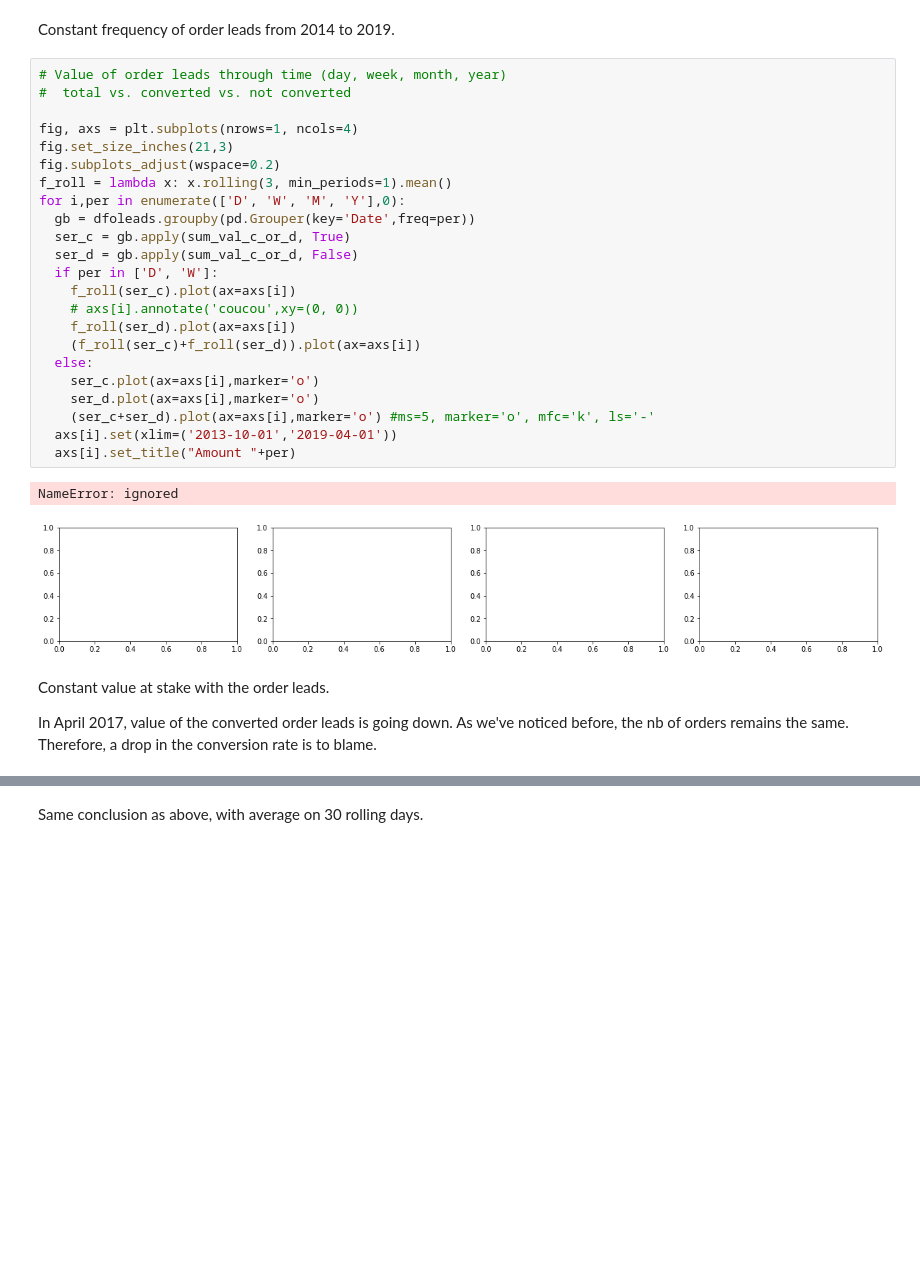
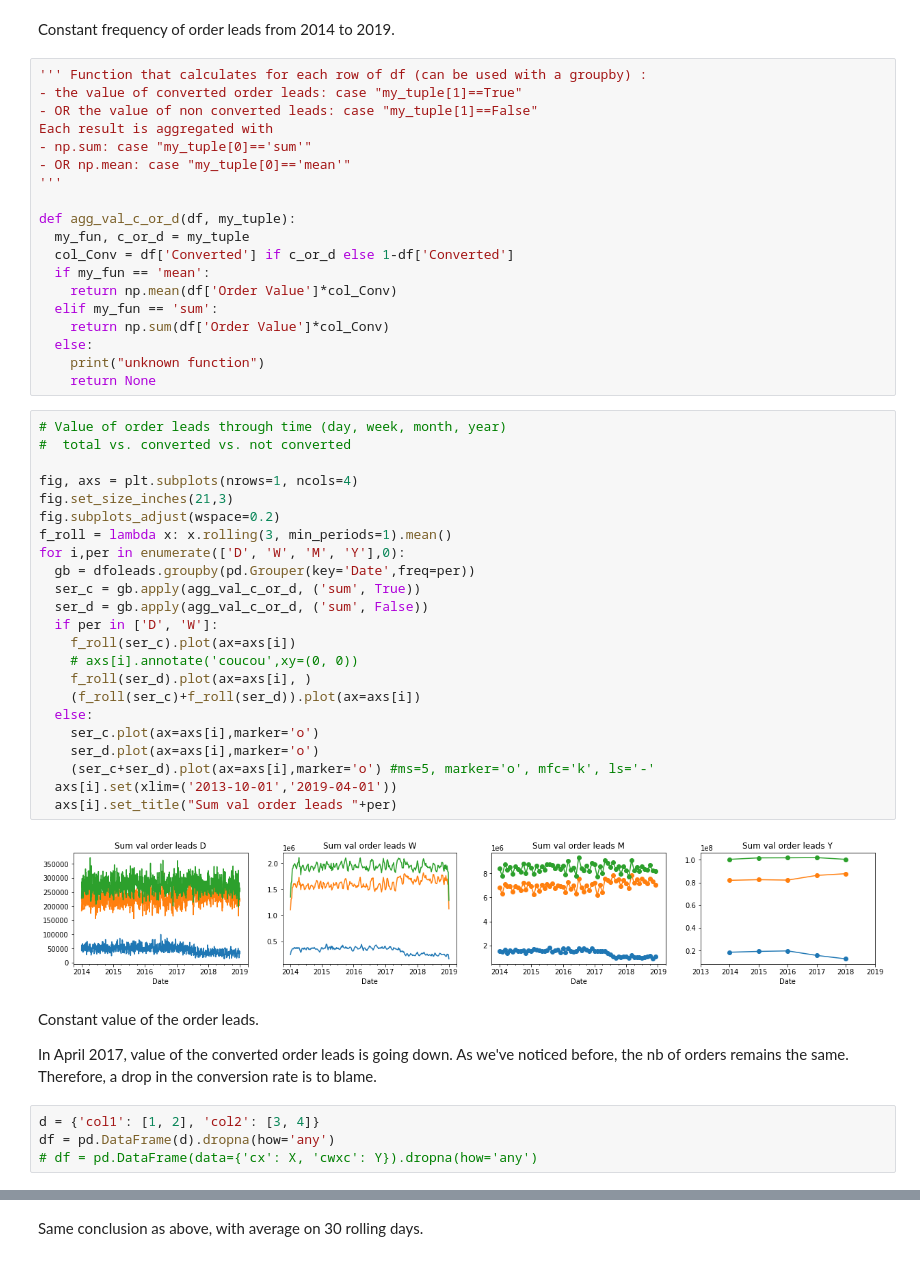
Before and after one commit to SmellyArmure/11-CleanEDAVizu_meal_sales, a Jupyter notebook: CleanEDAVizu_meal_sales.ipynb, the cells around one changed output, grey strips where cells are left out. Saved outputs shown, nothing was run; the diff lists cells and outputs as text; blank space fills up the shorter version.

```diff
--- a/CleanEDAVizu_meal_sales.ipynb
+++ b/CleanEDAVizu_meal_sales.ipynb
@@ -118,33 +119,55 @@ for i,per in enumerate(['D', 'W', 'M', 'Y'],0):
 [figure]
 # %% [markdown]
 Constant frequency of order leads from 2014 to 2019.
+# %%
+''' Function that calculates for each row of df (can be used with a groupby) :
+- the value of converted order leads: case "my_tuple[1]==True"
+- OR the value of non converted leads: case "my_tuple[1]==False"
+Each result is aggregated with
+- np.sum: case "my_tuple[0]=='sum'"
+- OR np.mean: case "my_tuple[0]=='mean'"
+'''
+
+def agg_val_c_or_d(df, my_tuple):
+  my_fun, c_or_d = my_tuple
+  col_Conv = df['Converted'] if c_or_d else 1-df['Converted']
+  if my_fun == 'mean':
+    return np.mean(df['Order Value']*col_Conv)
+  elif my_fun == 'sum':
+    return np.sum(df['Order Value']*col_Conv)
+  else:
+    print("unknown function")
+    return None
 # %%
 # Value of order leads through time (day, week, month, year)
 #  total vs. converted vs. not converted
 
 fig, axs = plt.subplots(nrows=1, ncols=4)
 fig.set_size_inches(21,3)
 fig.subplots_adjust(wspace=0.2)
 f_roll = lambda x: x.rolling(3, min_periods=1).mean()
 for i,per in enumerate(['D', 'W', 'M', 'Y'],0):
   gb = dfoleads.groupby(pd.Grouper(key='Date',freq=per))
-  ser_c = gb.apply(sum_val_c_or_d, True)
-  ser_d = gb.apply(sum_val_c_or_d, False)
+  ser_c = gb.apply(agg_val_c_or_d, ('sum', True))
+  ser_d = gb.apply(agg_val_c_or_d, ('sum', False))
   if per in ['D', 'W']:
     f_roll(ser_c).plot(ax=axs[i])
     # axs[i].annotate('coucou',xy=(0, 0))
-    f_roll(ser_d).plot(ax=axs[i])
+    f_roll(ser_d).plot(ax=axs[i], )
     (f_roll(ser_c)+f_roll(ser_d)).plot(ax=axs[i])
   else:
     ser_c.plot(ax=axs[i],marker='o')
     ser_d.plot(ax=axs[i],marker='o')
     (ser_c+ser_d).plot(ax=axs[i],marker='o') #ms=5, marker='o', mfc='k', ls='-'
   axs[i].set(xlim=('2013-10-01','2019-04-01'))
-  axs[i].set_title("Amount "+per)
+  axs[i].set_title("Sum val order leads "+per)
 # %% [output]
-NameError: ignored
-[figure, old version]
+[figure, new version]
 # %% [markdown]
-Constant value at stake with the order leads.
+Constant value of the order leads.
 
 In April 2017, value of the converted order leads is going down. As we've noticed before, the nb of orders remains the same. Therefore, a drop in the conversion rate is to blame.
+# %%
+d = {'col1': [1, 2], 'col2': [3, 4]}
+df = pd.DataFrame(d).dropna(how='any')
+# df = pd.DataFrame(data={'cx': X, 'cwxc': Y}).dropna(how='any')
```
Also changed, not shown: parts of 9 cells of this notebook, 1 other file.
